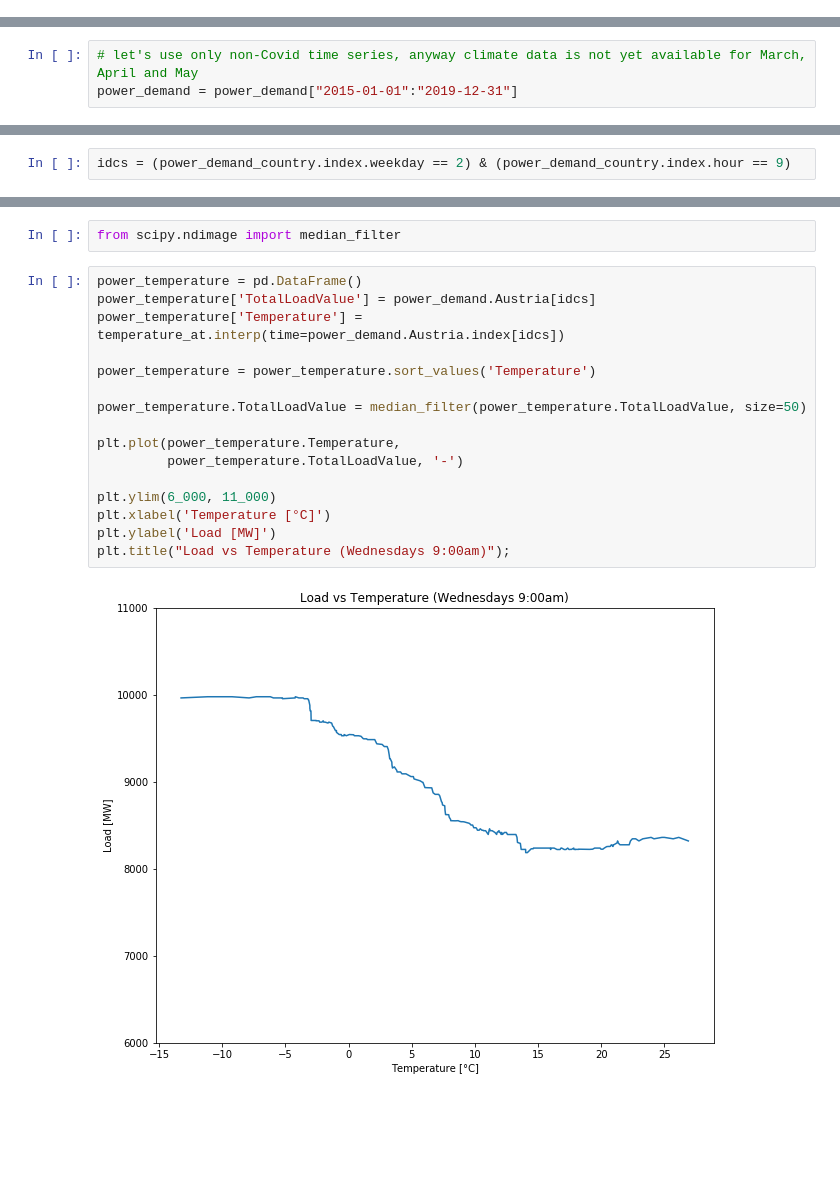
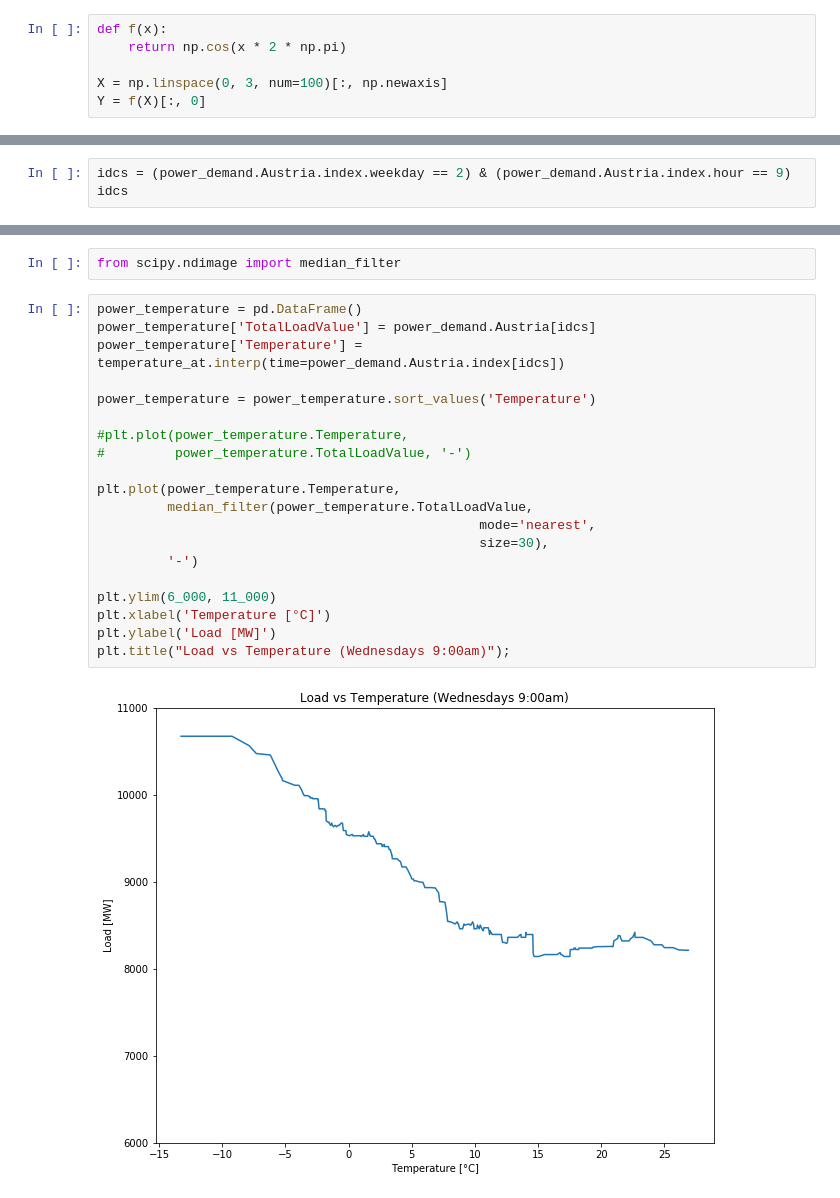
Before and after one commit to inwe-boku/lecture-scientific-computing, a Jupyter notebook: lecture08-xarray/lecture08.ipynb, the cells around one changed output, grey strips where cells are left out. Saved outputs shown, nothing was run; the diff lists cells and outputs as text; blank space fills up the shorter version.

```diff
--- a/lecture08-xarray/lecture08.ipynb
+++ b/lecture08-xarray/lecture08.ipynb
@@ -100,0 +105,6 @@ Loading done.
+# %%
+def f(x):
+    return np.cos(x * 2 * np.pi)
+
+X = np.linspace(0, 3, num=100)[:, np.newaxis]
+Y = f(X)[:, 0]
@@ -324,3 +431,0 @@ Can we improve the prediction by using the mean temperature for the country for
-# %%
-# let's use only non-Covid time series, anyway climate data is not yet available for March, April and May
-power_demand = power_demand["2015-01-01":"2019-12-31"]
@@ -802,2 +441,3 @@ plt.ylabel('Load [MW]');
 # %%
-idcs = (power_demand_country.index.weekday == 2) & (power_demand_country.index.hour == 9)
+idcs = (power_demand.Austria.index.weekday == 2) & (power_demand.Austria.index.hour == 9)
+idcs
@@ -815,21 +457,25 @@ from scipy.ndimage import median_filter
 # %%
 power_temperature = pd.DataFrame()
 power_temperature['TotalLoadValue'] = power_demand.Austria[idcs]
 power_temperature['Temperature'] = temperature_at.interp(time=power_demand.Austria.index[idcs])
 
 power_temperature = power_temperature.sort_values('Temperature')
 
-power_temperature.TotalLoadValue = median_filter(power_temperature.TotalLoadValue, size=50)
+#plt.plot(power_temperature.Temperature,
+#         power_temperature.TotalLoadValue, '-')
 
 plt.plot(power_temperature.Temperature,
-         power_temperature.TotalLoadValue, '-')
+         median_filter(power_temperature.TotalLoadValue,
+                                                 mode='nearest',
+                                                 size=30),
+         '-')
 
 plt.ylim(6_000, 11_000)
 plt.xlabel('Temperature [°C]')
 plt.ylabel('Load [MW]')
 plt.title("Load vs Temperature (Wednesdays 9:00am)");
 # %% [output]
-[figure, old version]
+[figure, new version]
 # %%
 for country in COUNTRIES:
     power_demand_country = power_demand[country]
```
Also changed, not shown: parts of 87 cells of this notebook.
